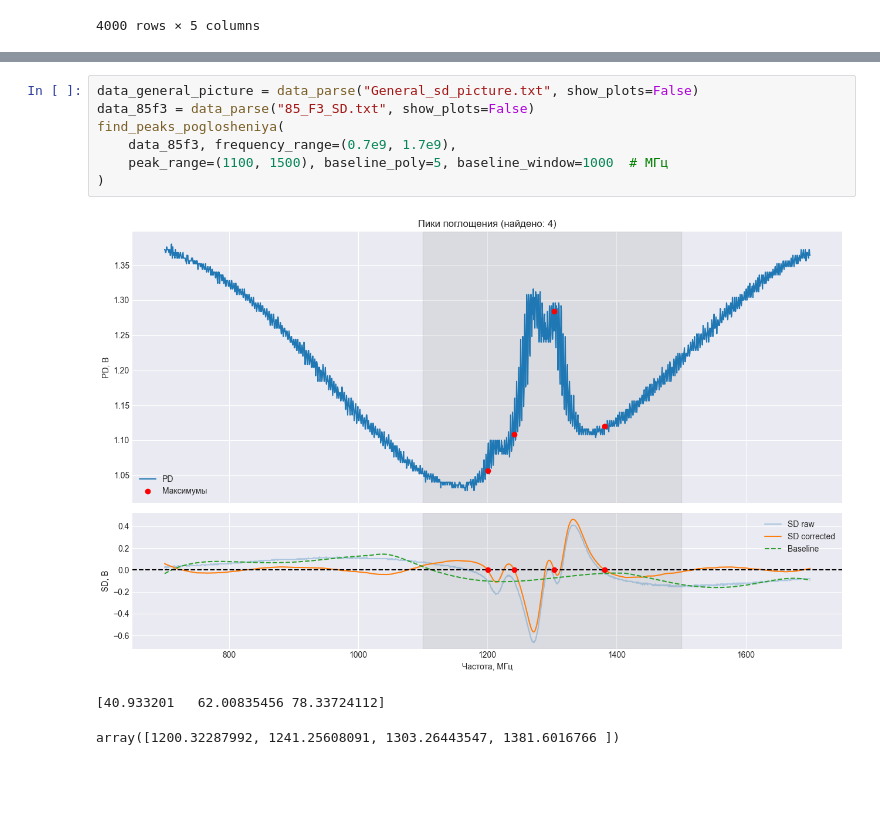
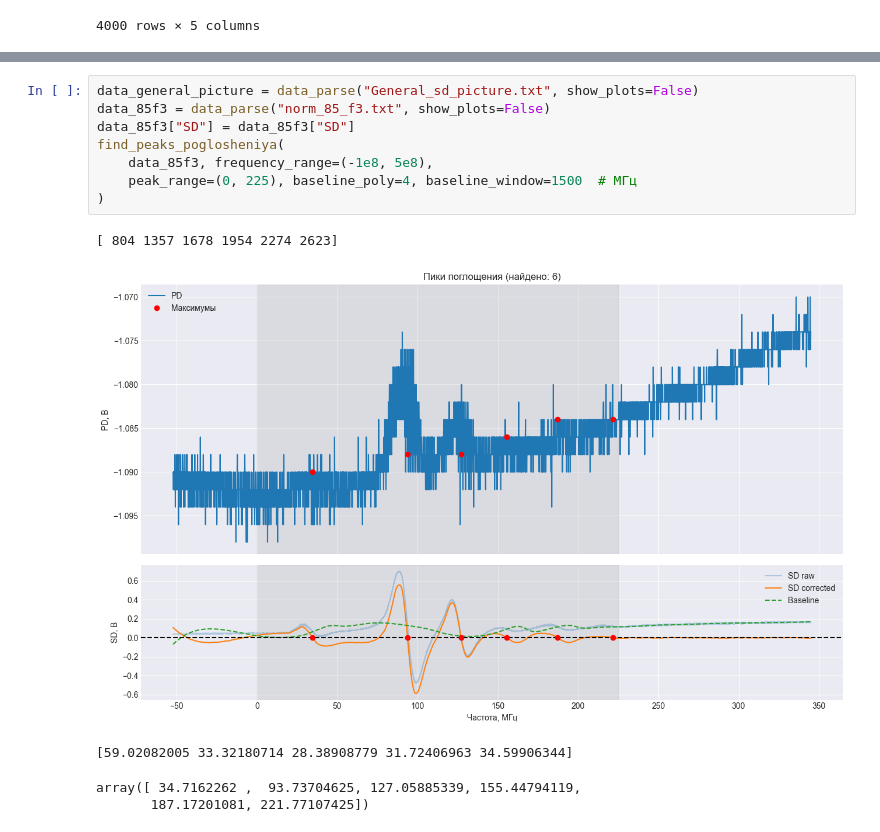
Before and after one commit to RedBrean/term2, a Jupyter notebook: term6/labs/Rb_II_data/rb.ipynb, the cells around one changed output, grey strips where cells are left out. Saved outputs shown, nothing was run; the diff lists cells and outputs as text; blank space fills up the shorter version.

```diff
--- a/term6/labs/Rb_II_data/rb.ipynb
+++ b/term6/labs/Rb_II_data/rb.ipynb
@@ -307,11 +309,14 @@ print(np.array([peaks[i]-peaks[i-1] for i in range(1, len(peaks))]))
 # %%
 data_general_picture = data_parse("General_sd_picture.txt", show_plots=False)
-data_85f3 = data_parse("85_F3_SD.txt", show_plots=False)
+data_85f3 = data_parse("norm_85_f3.txt", show_plots=False)
+data_85f3["SD"] = data_85f3["SD"]
 find_peaks_poglosheniya(
-    data_85f3, frequency_range=(0.7e9, 1.7e9),
-    peak_range=(1100, 1500), baseline_poly=5, baseline_window=1000  # МГц
+    data_85f3, frequency_range=(-1e8, 5e8),
+    peak_range=(0, 225), baseline_poly=4, baseline_window=1500  # МГц
 )
 # %% [output]
+[ 804 1357 1678 1954 2274 2623]
-[figure, old version]
+[figure, new version]
-[40.933201   62.00835456 78.33724112]
-array([1200.32287992, 1241.25608091, 1303.26443547, 1381.6016766 ])
+[59.02082005 33.32180714 28.38908779 31.72406963 34.59906344]
+array([ 34.7162262 ,  93.73704625, 127.05885339, 155.44794119,
+       187.17201081, 221.77107425])
```
Also changed, not shown: parts of 2 cells of this notebook, 1 other file.
